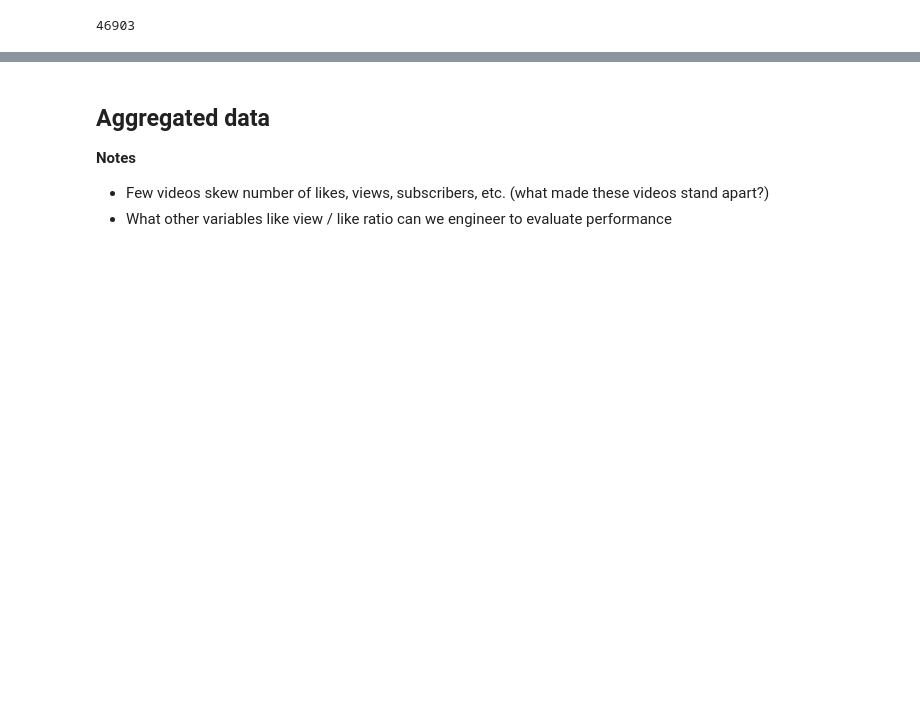
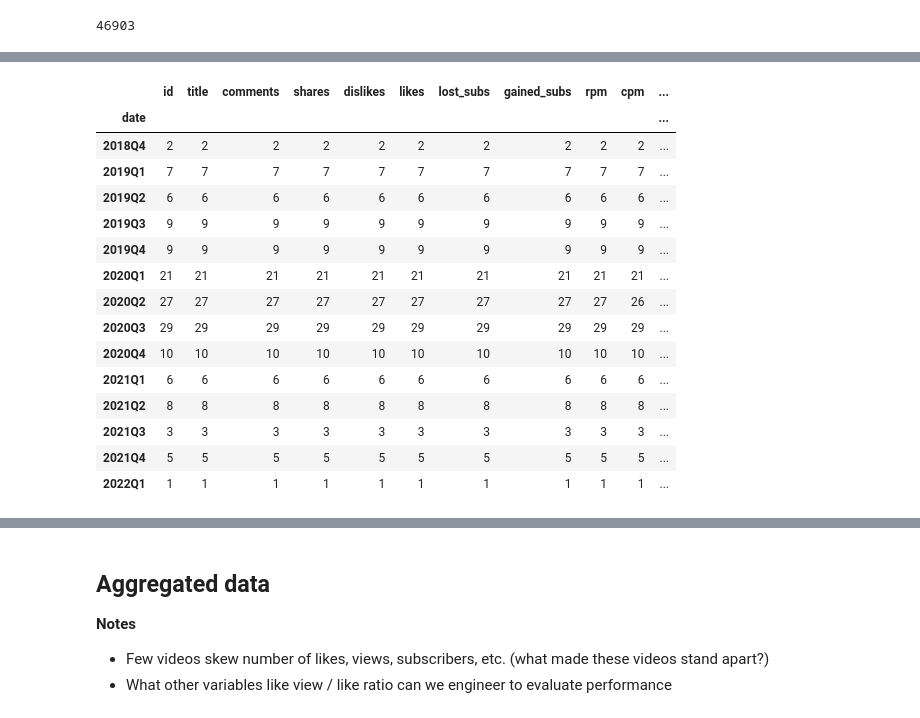
Before and after one commit to Irfan-Ahmad-byte/ken-s, a Jupyter notebook: ken-s-basic-starter-code.ipynb, the cells around one changed output, grey strips where cells are left out. Cells and saved outputs as stored; diff of their text form; code cells hidden in the pictures; blank space fills up the shorter version.

Commit message:
Observations on videos

```diff
--- a/ken-s-basic-starter-code.ipynb
+++ b/ken-s-basic-starter-code.ipynb
@@ -204,0 +212,2 @@ a 13
+# %%
+sub_videos['date'] = pd.to_datetime(sub_videos['date'])
@@ -204,0 +222,3 @@ a 13
+# %%
+DS_vids = sub_videos[sub_videos['title'].str.contains('Data Science')]
+DS_vids['title'].count()
@@ -204,0 +241,23 @@ a 13
+# %%
+DS_vids_copy = DS_vids.copy()
+DS_vids_copy['date'] = DS_vids_copy['date'].dt.to_period('Q')
+DS_vids_copy = DS_vids_copy.groupby('date')
+# %%
+DS_vids_copy.count()
+# %% [output]
+|  | id | title | comments | shares | dislikes | likes | lost_subs | gained_subs | rpm | cpm | ... |
+| date |  |  |  |  |  |  |  |  |  |  | ... |
+| 2018Q4 | 2 | 2 | 2 | 2 | 2 | 2 | 2 | 2 | 2 | 2 | ... |
+| 2019Q1 | 7 | 7 | 7 | 7 | 7 | 7 | 7 | 7 | 7 | 7 | ... |
+| 2019Q2 | 6 | 6 | 6 | 6 | 6 | 6 | 6 | 6 | 6 | 6 | ... |
+| 2019Q3 | 9 | 9 | 9 | 9 | 9 | 9 | 9 | 9 | 9 | 9 | ... |
+| 2019Q4 | 9 | 9 | 9 | 9 | 9 | 9 | 9 | 9 | 9 | 9 | ... |
+| 2020Q1 | 21 | 21 | 21 | 21 | 21 | 21 | 21 | 21 | 21 | 21 | ... |
+| 2020Q2 | 27 | 27 | 27 | 27 | 27 | 27 | 27 | 27 | 27 | 26 | ... |
+| 2020Q3 | 29 | 29 | 29 | 29 | 29 | 29 | 29 | 29 | 29 | 29 | ... |
+| 2020Q4 | 10 | 10 | 10 | 10 | 10 | 10 | 10 | 10 | 10 | 10 | ... |
+| 2021Q1 | 6 | 6 | 6 | 6 | 6 | 6 | 6 | 6 | 6 | 6 | ... |
+| 2021Q2 | 8 | 8 | 8 | 8 | 8 | 8 | 8 | 8 | 8 | 8 | ... |
+| 2021Q3 | 3 | 3 | 3 | 3 | 3 | 3 | 3 | 3 | 3 | 3 | ... |
+| 2021Q4 | 5 | 5 | 5 | 5 | 5 | 5 | 5 | 5 | 5 | 5 | ... |
+| 2022Q1 | 1 | 1 | 1 | 1 | 1 | 1 | 1 | 1 | 1 | 1 | ... |
```
Also changed, not shown: parts of 19 cells of this notebook, 1 other file.
